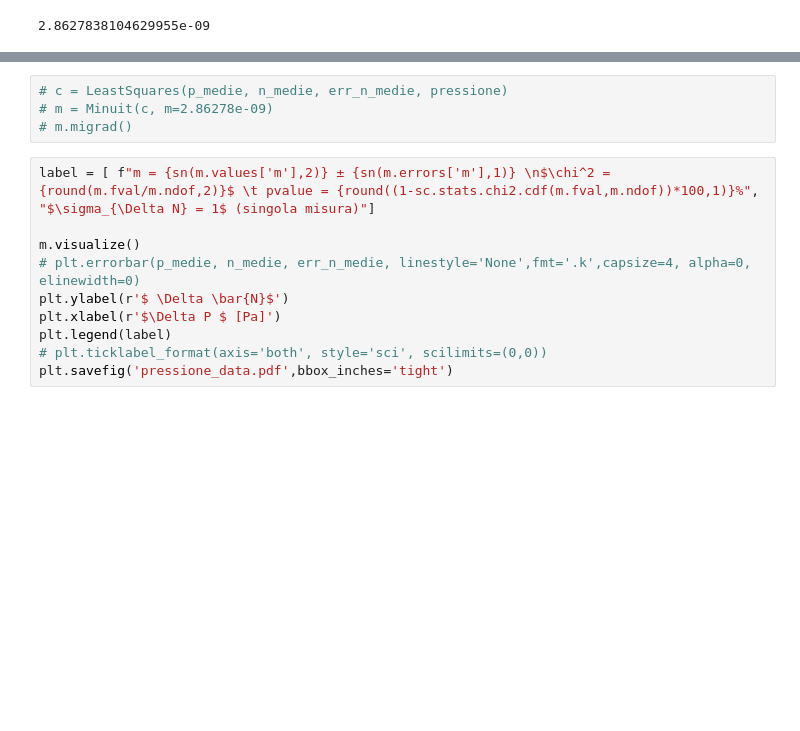
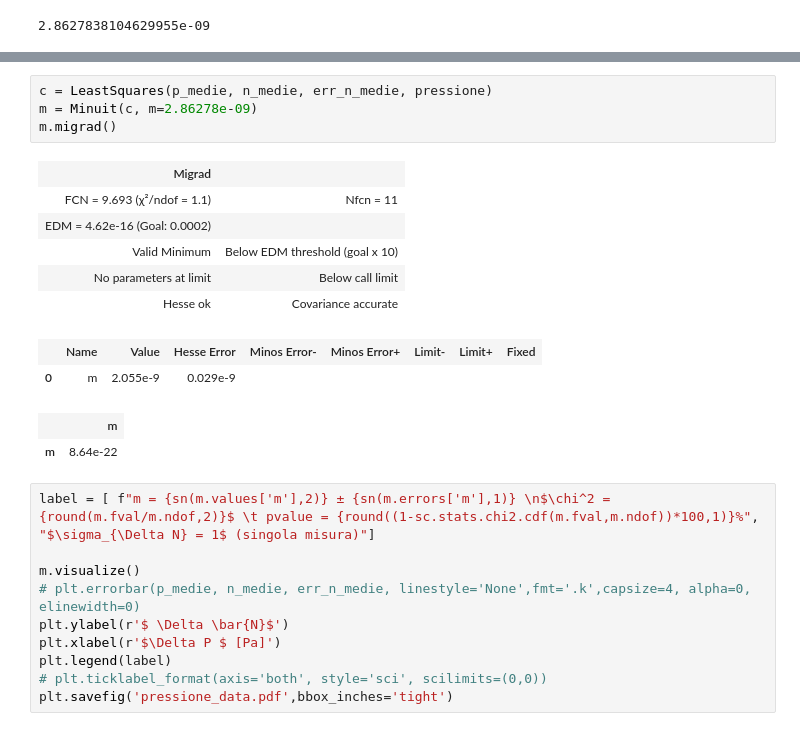
Before and after one commit to Yedi278/Lab2, a Jupyter notebook: Interferometro/Interferometro.ipynb, the cells around one changed output, grey strips where cells are left out. Cells and saved outputs as stored; diff of their text form; blank space fills up the shorter version.

```diff
--- a/Interferometro/Interferometro.ipynb
+++ b/Interferometro/Interferometro.ipynb
@@ -586,9 +584,20 @@ m.migrad()
 |  | m |
 | m | 8.71e-22 |
 # %%
-# c = LeastSquares(p_medie, n_medie, err_n_medie, pressione)
-# m = Minuit(c, m=2.86278e-09)
-# m.migrad()
+c = LeastSquares(p_medie, n_medie, err_n_medie, pressione)
+m = Minuit(c, m=2.86278e-09)
+m.migrad()
+# %% [output]
+| Migrad |  |
+| FCN = 9.693 (χ²/ndof = 1.1) | Nfcn = 11 |
+| EDM = 4.62e-16 (Goal: 0.0002) |  |
+| Valid Minimum | Below EDM threshold (goal x 10) |
+| No parameters at limit | Below call limit |
+| Hesse ok | Covariance accurate |
+|  | Name | Value | Hesse Error | Minos Error- | Minos Error+ | Limit- | Limit+ | Fixed |
+| 0 | m | 2.055e-9 | 0.029e-9 |  |  |  |  |  |
+|  | m |
+| m | 8.64e-22 |
 # %%
 label = [ f"m = {sn(m.values['m'],2)} ± {sn(m.errors['m'],1)} \n$\chi^2 = {round(m.fval/m.ndof,2)}$ \t pvalue = {round((1-sc.stats.chi2.cdf(m.fval,m.ndof))*100,1)}%", "$\sigma_{\Delta N} = 1$ (singola misura)"]
 
```
Also changed, not shown: parts of 9 cells of this notebook, 4 other files.
